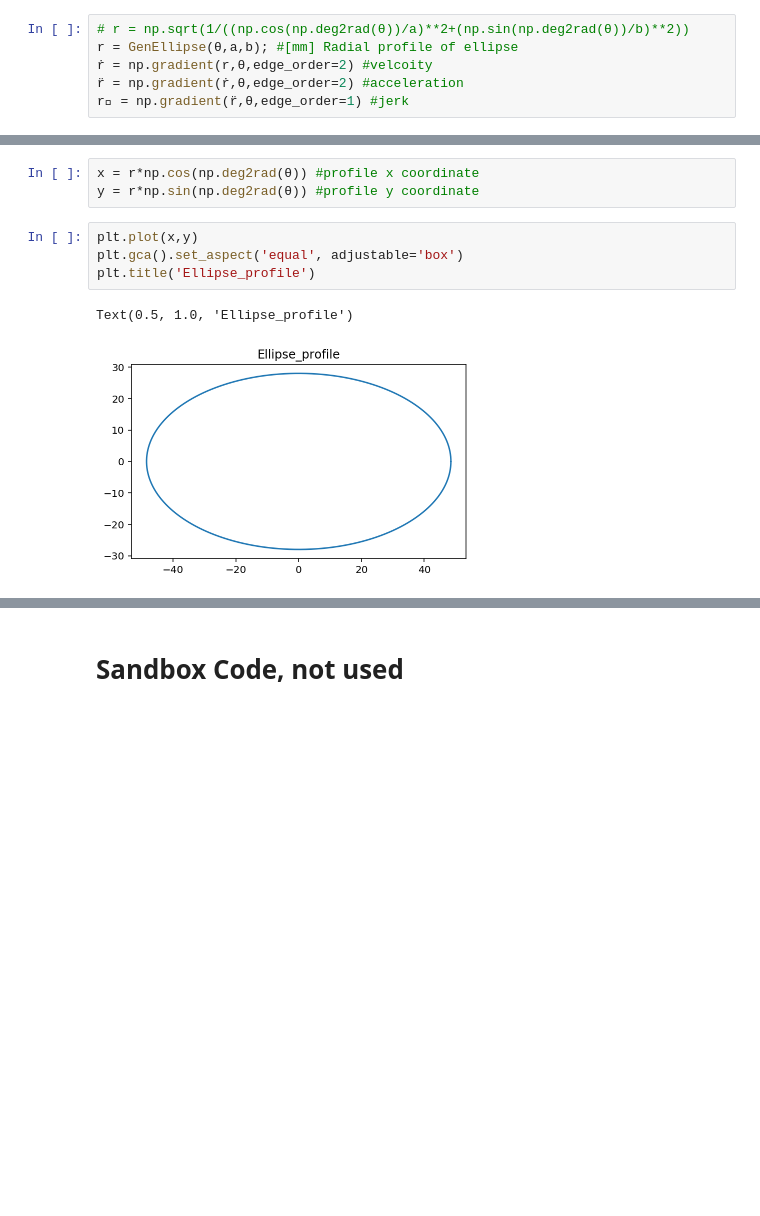
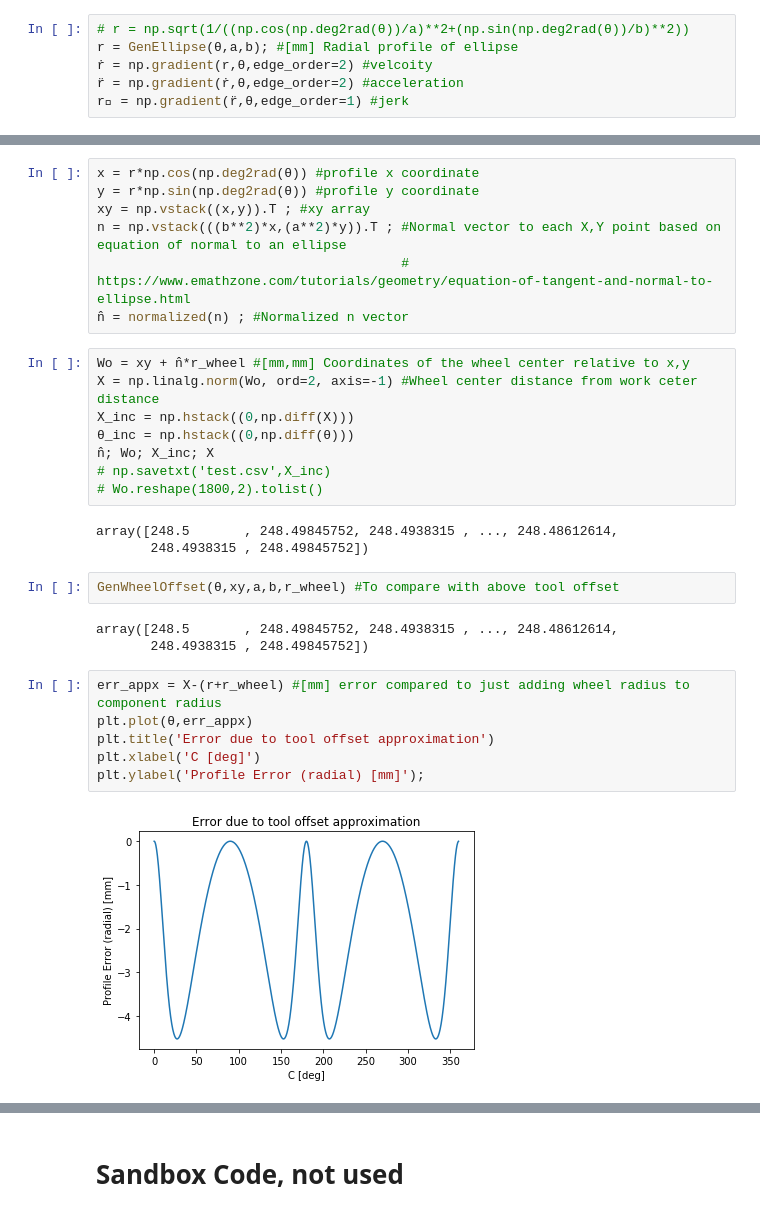
Before and after one commit to mbrijbhushan/cam_profile, a Jupyter notebook: Steer profile.ipynb, the cells around one changed output, grey strips where cells are left out. Drawn from its saved outputs; the diff is of its cells as text; blank space fills up the shorter version.

```diff
--- a/Steer profile.ipynb
+++ b/Steer profile.ipynb
@@ -114,10 +164,31 @@ Max interpolation error: 0.147757 μm
-# %%
-x = r*np.cos(np.deg2rad(θ)) #profile x coordinate
-y = r*np.sin(np.deg2rad(θ)) #profile y coordinate
-# %%
-plt.plot(x,y)
-plt.gca().set_aspect('equal', adjustable='box')
-plt.title('Ellipse_profile')
-# %% [output]
-Text(0.5, 1.0, 'Ellipse_profile')
-[figure, removed]
+# %%
+x = r*np.cos(np.deg2rad(θ)) #profile x coordinate
+y = r*np.sin(np.deg2rad(θ)) #profile y coordinate
+xy = np.vstack((x,y)).T ; #xy array
+n = np.vstack(((b**2)*x,(a**2)*y)).T ; #Normal vector to each X,Y point based on equation of normal to an ellipse
+                                       # https://www.emathzone.com/tutorials/geometry/equation-of-tangent-and-normal-to-ellipse.html
+n̂ = normalized(n) ; #Normalized n vector
+# %%
+Wo = xy + n̂*r_wheel #[mm,mm] Coordinates of the wheel center relative to x,y
+X = np.linalg.norm(Wo, ord=2, axis=-1) #Wheel center distance from work ceter distance
+X_inc = np.hstack((0,np.diff(X)))
+θ_inc = np.hstack((0,np.diff(θ)))
+n̂; Wo; X_inc; X
+# np.savetxt('test.csv',X_inc)
+# Wo.reshape(1800,2).tolist()
+# %% [output]
+array([248.5       , 248.49845752, 248.4938315 , ..., 248.48612614,
+       248.4938315 , 248.49845752])
+# %%
+GenWheelOffset(θ,xy,a,b,r_wheel) #To compare with above tool offset
+# %% [output]
+array([248.5       , 248.49845752, 248.4938315 , ..., 248.48612614,
+       248.4938315 , 248.49845752])
+# %%
+err_appx = X-(r+r_wheel) #[mm] error compared to just adding wheel radius to component radius
+plt.plot(θ,err_appx)
+plt.title('Error due to tool offset approximation')
+plt.xlabel('C [deg]')
+plt.ylabel('Profile Error (radial) [mm]');
+# %% [output]
+[figure, added]
```
Also changed, not shown: parts of 14 cells of this notebook.
